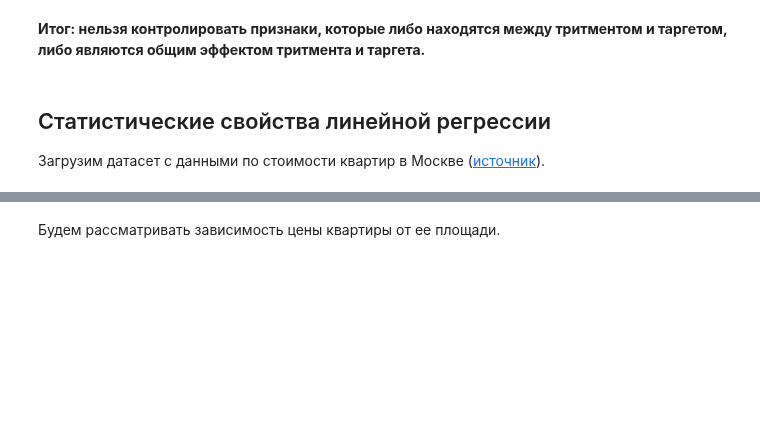
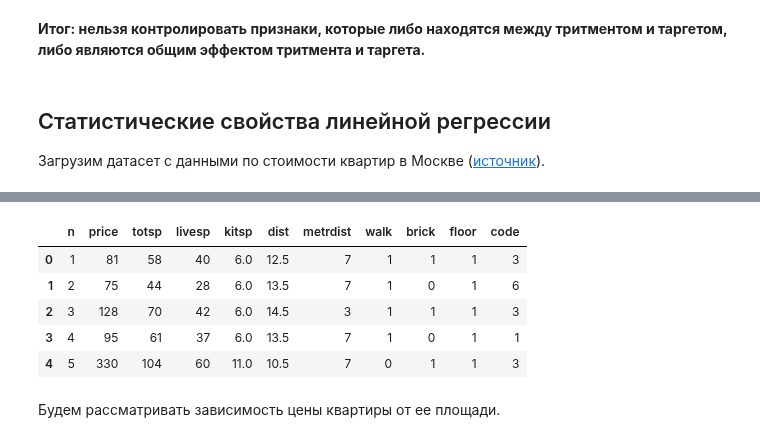
Before and after one commit to NMashalov/2023_OpenMipt_course, a Jupyter notebook: lesson12/CI_lin_models_stud.ipynb, the cells around one changed output, grey strips where cells are left out. Saved outputs shown, nothing was run; the diff lists cells and outputs as text; code cells hidden in the pictures; blank space fills up the shorter version.

```diff
--- a/lesson12/CI_lin_models_stud.ipynb
+++ b/lesson12/CI_lin_models_stud.ipynb
@@ -313,6 +382,13 @@ $$
 # %%
-flats = pd.read_csv("moscow.txt", sep='\t')
+flats = pd.read_csv("flats_moscow.txt", sep='\t')
 flats.head()
+# %% [output]
+|  | n | price | totsp | livesp | kitsp | dist | metrdist | walk | brick | floor | code |
+| 0 | 1 | 81 | 58 | 40 | 6.0 | 12.5 | 7 | 1 | 1 | 1 | 3 |
+| 1 | 2 | 75 | 44 | 28 | 6.0 | 13.5 | 7 | 1 | 0 | 1 | 6 |
+| 2 | 3 | 128 | 70 | 42 | 6.0 | 14.5 | 3 | 1 | 1 | 1 | 3 |
+| 3 | 4 | 95 | 61 | 37 | 6.0 | 13.5 | 7 | 1 | 0 | 1 | 1 |
+| 4 | 5 | 330 | 104 | 60 | 11.0 | 10.5 | 7 | 0 | 1 | 1 | 3 |
 # %% [markdown]
 Будем рассматривать зависимость цены квартиры от ее площади.
 # %%
```
Also changed, not shown: parts of 19 cells of this notebook.
